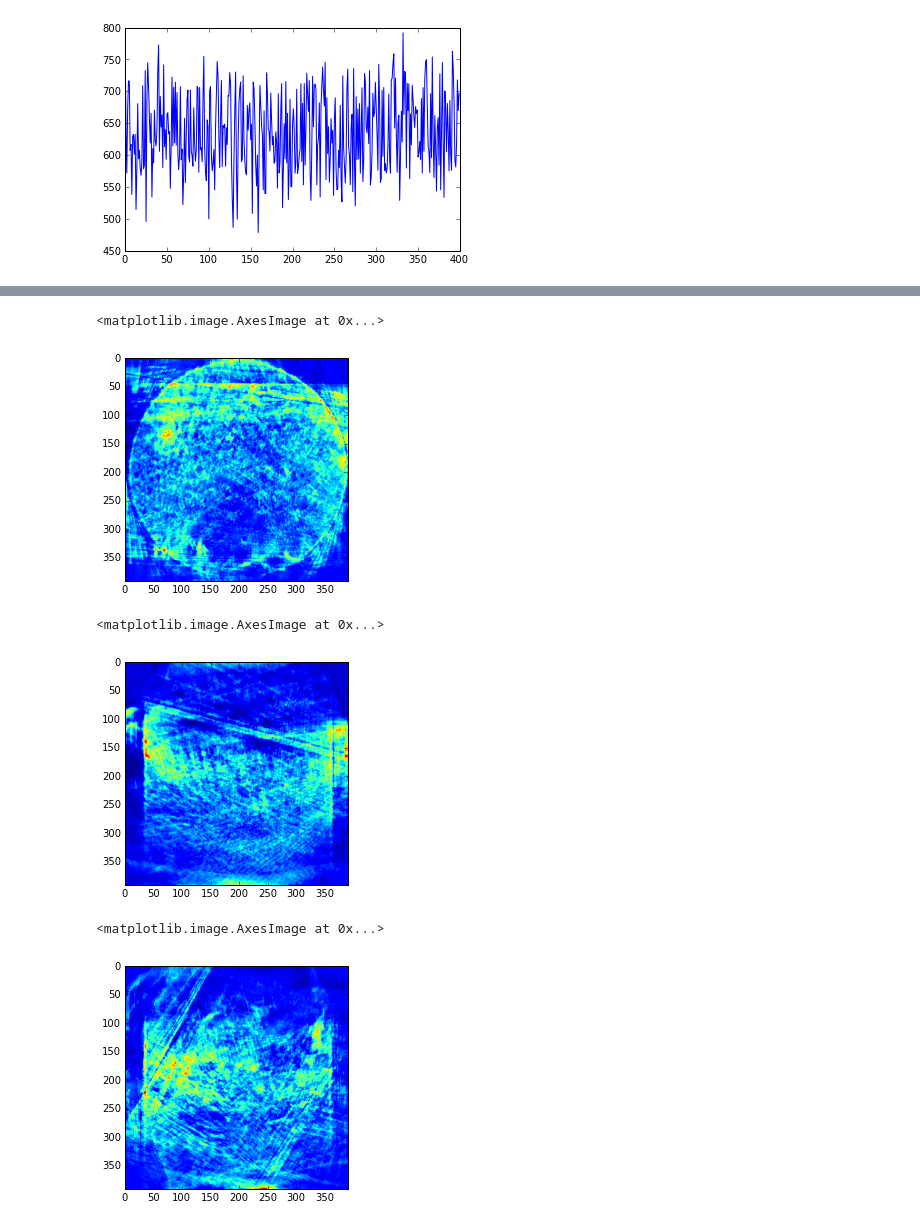
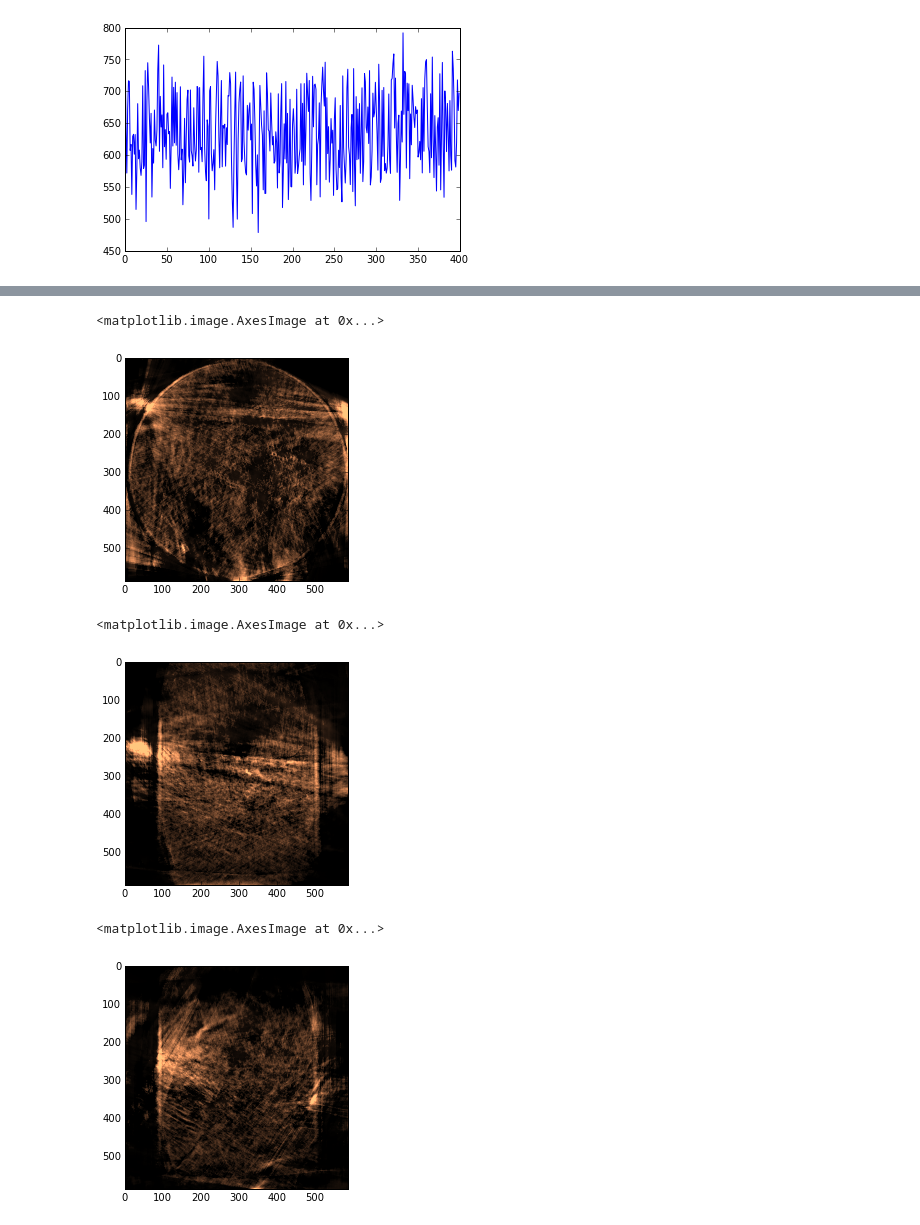
Before and after one commit to buzmakov/fastlib, a Jupyter notebook: code_experiments/topotomo.ipynb, the cells around one changed output, grey strips where cells are left out. Cells and saved outputs as stored; diff of their text form; code cells hidden in the pictures.

```diff
--- a/code_experiments/topotomo.ipynb
+++ b/code_experiments/topotomo.ipynb
@@ -128,18 +173,22 @@ pylab.plot(nv_list)
+# %%
+res=None
+with h5py.File('tmp_res_10.h5') as h5f:
+    res=h5f['res'].value
 # %%
-pylab.imshow(res[200,:,:])
+pylab.imshow(res[200,:,:],cmap=pylab.cm.copper,vmin=0,vmax=10)
 # %% [output]
 <matplotlib.image.AxesImage at 0x...>
-[figure, old version]
+[figure, new version]
 # %%
-pylab.imshow(res[:,100,:])
+pylab.imshow(res[:,100,:],cmap=pylab.cm.copper,vmin=0,vmax=10)
 # %% [output]
 <matplotlib.image.AxesImage at 0x...>
-[figure, old version]
+[figure, new version]
 # %%
-pylab.imshow(res[:,:,100])
+pylab.imshow(res[:,:,100],cmap=pylab.cm.copper,vmin=0,vmax=10)
 # %% [output]
 <matplotlib.image.AxesImage at 0x...>
-[figure, old version]
+[figure, new version]
 # %%
 with h5py.File('tmp_res.h5','w') as h5res:
     h5res['res']=res
```
Also changed, not shown: parts of 7 cells of this notebook.
